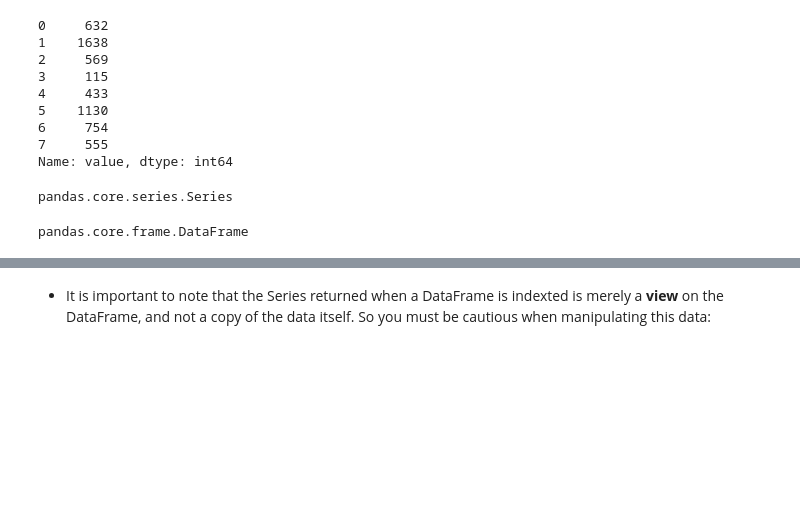
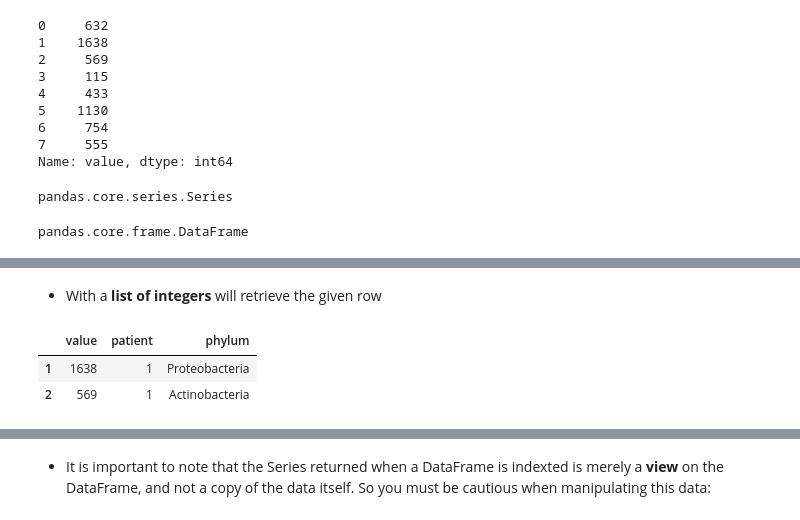
Before and after one commit to feng-li/Python-for-Statisticians-and-Economists, a Jupyter notebook: P02-Python-Data-Structures/L02.2-Data-Wrangling-with-Pandas.ipynb, the cells around one changed output, grey strips where cells are left out. Saved outputs shown, nothing was run; the diff lists cells and outputs as text; code cells hidden in the pictures; blank space fills up the shorter version.

```diff
--- a/P02-Python-Data-Structures/L02.2-Data-Wrangling-with-Pandas.ipynb
+++ b/P02-Python-Data-Structures/L02.2-Data-Wrangling-with-Pandas.ipynb
@@ -248,0 +292,8 @@ pandas.core.frame.DataFrame
+# %% [markdown]
+- With a **list of integers** will retrieve the given row
+# %%
+data.iloc[[1,2]]
+# %% [output]
+|  | value | patient | phylum |
+| 1 | 1638 | 1 | Proteobacteria |
+| 2 | 569 | 1 | Actinobacteria |
```
Also changed, not shown: parts of 261 cells of this notebook, 34 other files.
